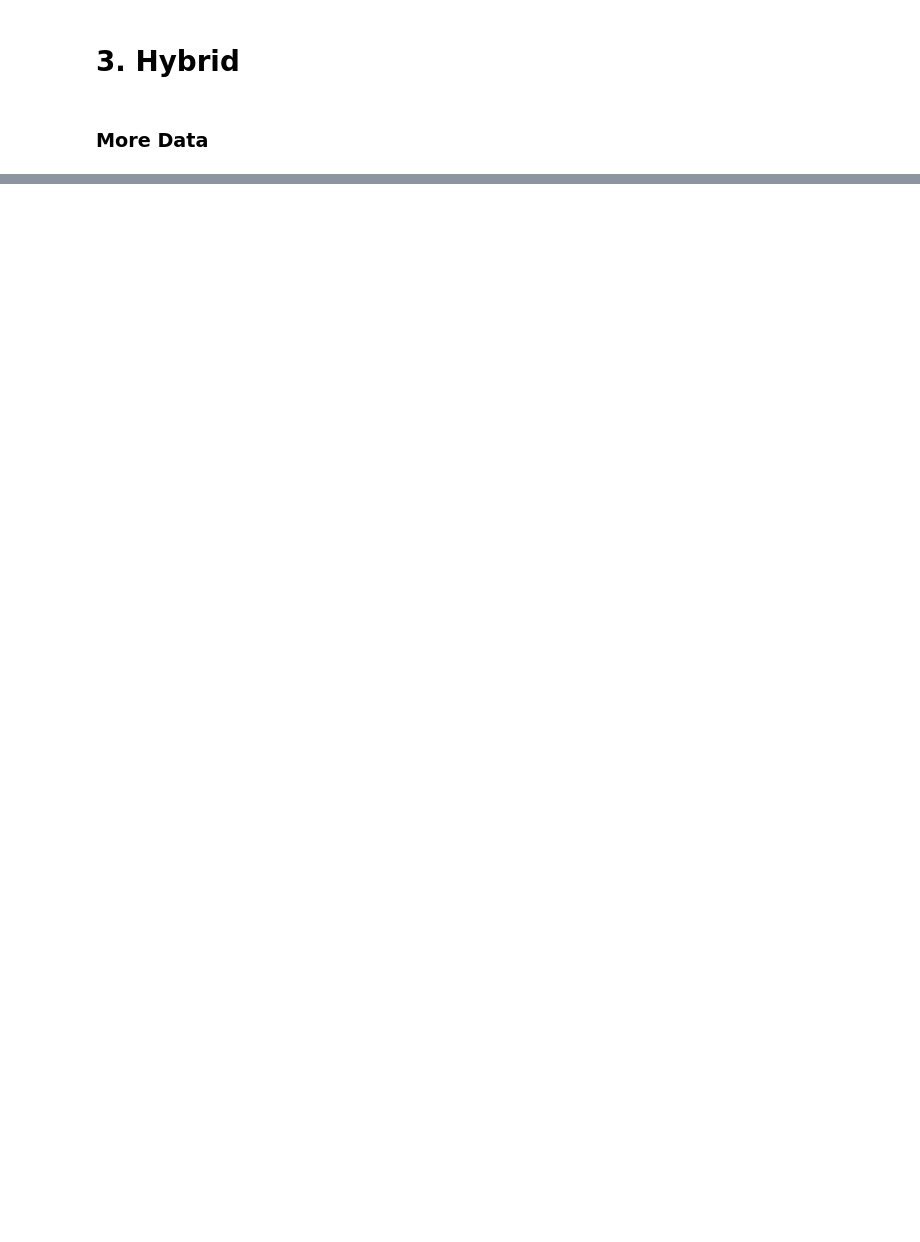
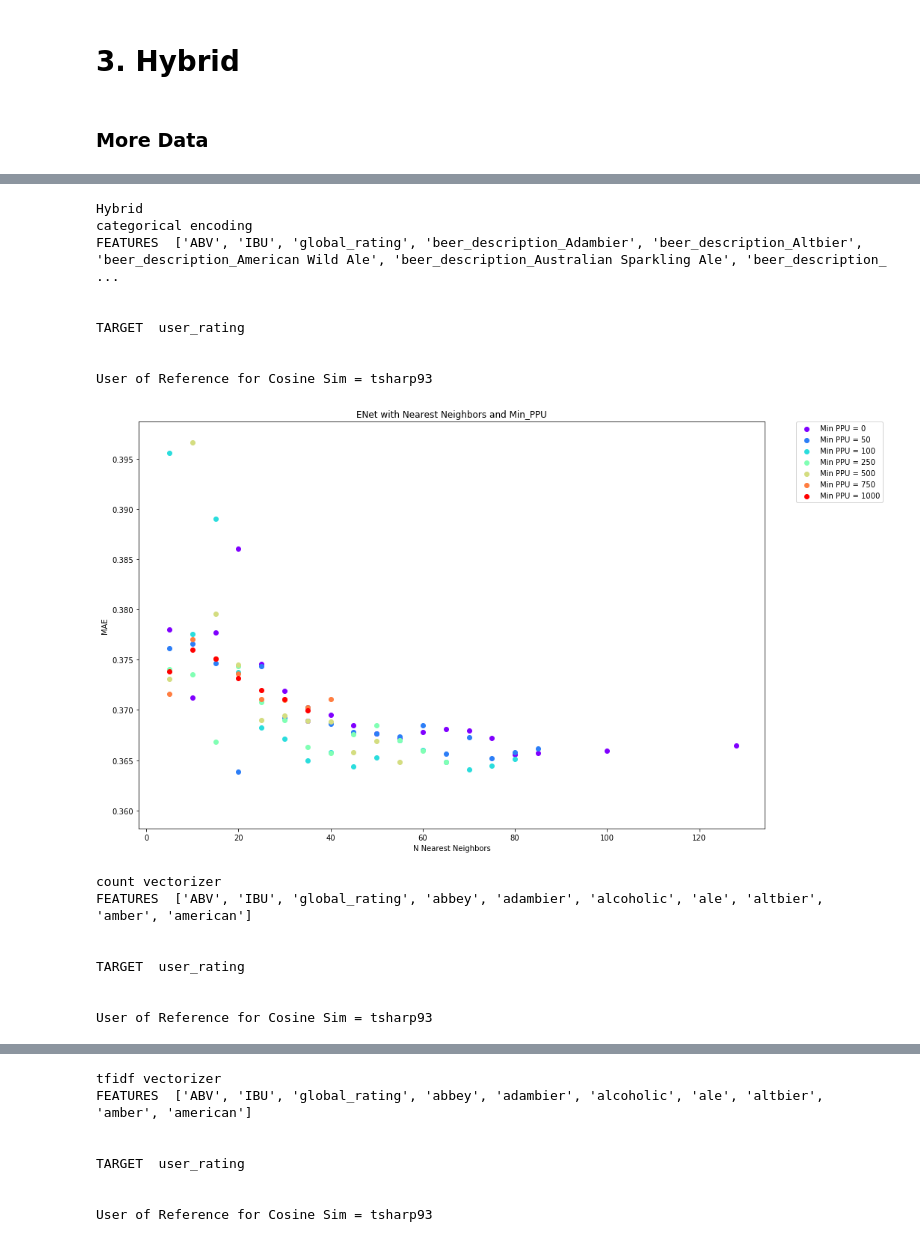
Before and after one commit to tomsharp/BeerMe, a Jupyter notebook: New Approach-Copy1.ipynb, the cells around one changed output, grey strips where cells are left out. Drawn from its saved outputs; the diff is of its cells as text; code cells hidden in the pictures; blank space fills up the shorter version.

```diff
--- a/New Approach-Copy1.ipynb
+++ b/New Approach-Copy1.ipynb
@@ -256,2 +295,2 @@ Errors within 0.50 = 73.63 %
 # %%
-user_of_interest = 'tnt'
+user_of_interest = 'tsharp93'
@@ -365,0 +297,25 @@ User of Reference for Cosine Sim = tnt
+# %%
+drop_cols =['username', 'beer_name', 'brewery']
+
+print("BASELINE")
+baseline(df, user_of_interest)
+
+print("\n")
+print("COLD START")
+cold_start(df, user_of_interest)
+
+print("\n")
+print("CONTENT BASED FILTERING")
+print("categorical encoding")
+user_df = cat_encoding(df, 'beer_description', drop_cols)
+run_model(user_df, user_of_interest, 'user_rating')
+
+print("\n")
+print("count vectorizer")
+user_df = count_vectorizer(df,'beer_description', drop_cols)
+run_model(user_df, user_of_interest, 'user_rating')
+
+print("\n")
+print("tfidf vectorizer")
+user_df = tfidf_vectorizer(df,'beer_description', drop_cols)
+run_model(user_df, user_of_interest, 'user_rating')
@@ -365,0 +340,37 @@ User of Reference for Cosine Sim = tnt
+# %%
+drop_cols = ['brewery']
+
+print("\n")
+print("Hybrid")
+print("categorical encoding")
+hybrid_df = cat_encoding(df, 'beer_description', drop_cols)
+hybrid(hybrid_df, user_of_interest, 'user_rating')
+
+print("\n")
+print("count vectorizer")
+hybrid_df = count_vectorizer(df, 'beer_description', drop_cols)
+hybrid(hybrid_df, user_of_interest, 'user_rating')
+
+print("\n")
+print("tfidf vectorizer")
+hybrid_df= tfidf_vectorizer(df,'beer_description', drop_cols)
+hybrid(hybrid_df, user_of_interest, 'user_rating')
+# %% [output]
+Hybrid
+categorical encoding
+FEATURES  ['ABV', 'IBU', 'global_rating', 'beer_description_Adambier', 'beer_description_Altbier', 'beer_description_American Wild Ale', 'beer_description_Australian Sparkling Ale', 'beer_description_ ...
+
+
+TARGET  user_rating
+
+
+User of Reference for Cosine Sim = tsharp93
+[figure, added]
+count vectorizer
+FEATURES  ['ABV', 'IBU', 'global_rating', 'abbey', 'adambier', 'alcoholic', 'ale', 'altbier', 'amber', 'american']
+
+
+TARGET  user_rating
+
+
+User of Reference for Cosine Sim = tsharp93
@@ -365,0 +378,8 @@ User of Reference for Cosine Sim = tnt
+tfidf vectorizer
+FEATURES  ['ABV', 'IBU', 'global_rating', 'abbey', 'adambier', 'alcoholic', 'ale', 'altbier', 'amber', 'american']
+
+
+TARGET  user_rating
+
+
+User of Reference for Cosine Sim = tsharp93
```
Also changed, not shown: parts of 17 cells of this notebook, 1 other file.
